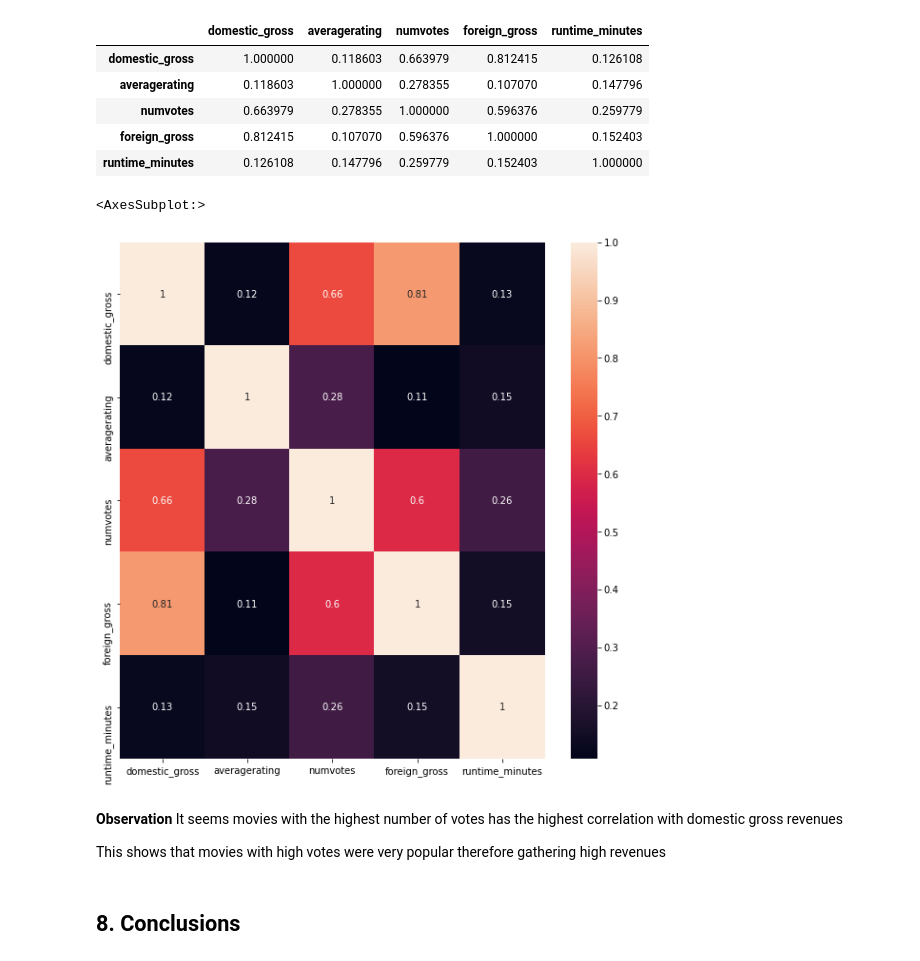
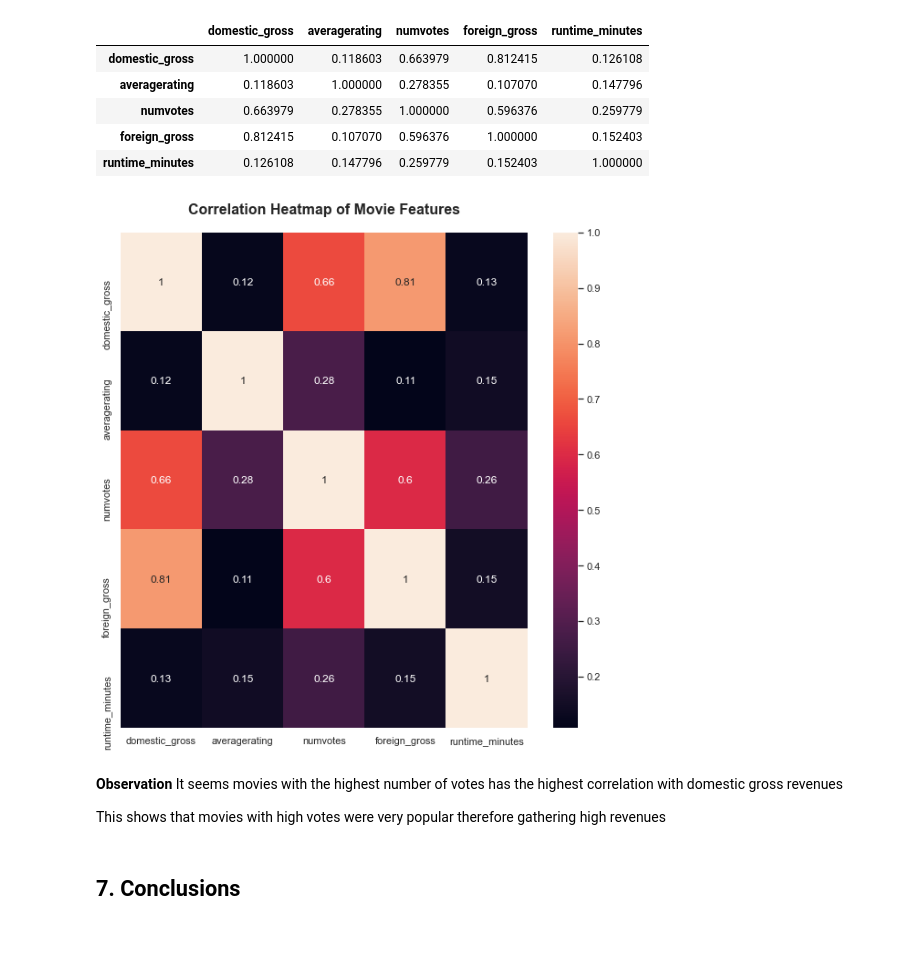
Before and after one commit to maureen-wk/Phase-1-Project, a Jupyter notebook: student.ipynb, the cells around one changed output. Saved outputs shown, nothing was run; the diff lists cells and outputs as text; code cells hidden in the pictures.

```diff
--- a/student.ipynb
+++ b/student.ipynb
@@ -957,11 +947,12 @@ merged_movie_df[['domestic_gross','averagerating','numvotes','foreign_gross','ru
 # %%
 #Visualizing the correlation matrix
 
-plt.subplots(figsize=(10,10))
-sns.heatmap(merged_movie_df[['domestic_gross','averagerating','numvotes','foreign_gross','runtime_minutes']].corr(),annot=True)
+fig, ax = plt.subplots(figsize=(10,10))
+sns.heatmap(merged_movie_df[['domestic_gross','averagerating','numvotes','foreign_gross','runtime_minutes']].corr(), annot=True, ax=ax)
+ax.set_title('Correlation Heatmap of Movie Features', fontsize=16, fontweight='bold', pad=20)
+plt.show()
 # %% [output]
-<AxesSubplot:>
-[figure, old version]
+[figure, new version]
 # %% [markdown]
 **Observation** It seems movies with the highest number of votes has the highest correlation with domestic gross revenues
 
@@ -979,4 +960,4 @@ This shows that movies with high votes were very popular therefore gathering hig
 # %% [markdown]
-## 8. Conclusions
+## 7. Conclusions
 # %% [markdown]
 Our analysis has shown a number of **observations**:-
```
Also changed, not shown: parts of 13 cells of this notebook.
